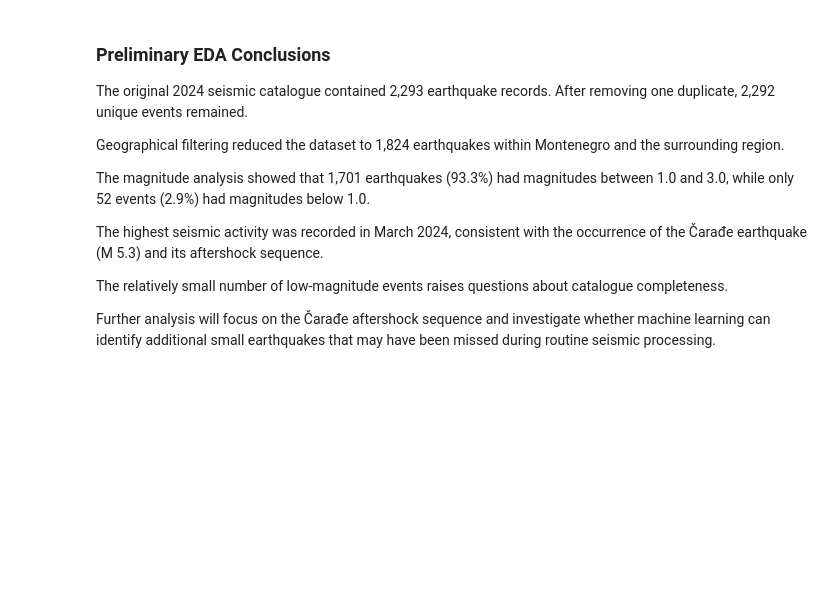
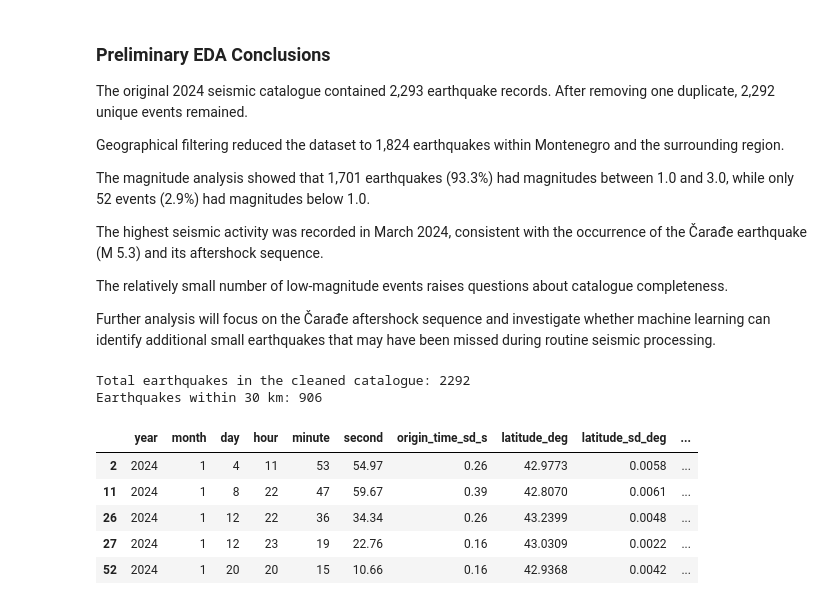
Before and after one commit to milena-seismo/DSB_capstone, a Jupyter notebook: DSB_Capstone_Milena.ipynb, the cells around one changed output. Drawn from its saved outputs; the diff is of its cells as text; code cells hidden in the pictures; blank space fills up the shorter version.

```diff
--- a/DSB_Capstone_Milena.ipynb
+++ b/DSB_Capstone_Milena.ipynb
@@ -490,3 +490,58 @@ The highest seismic activity was recorded in March 2024, consistent with the occ
 The relatively small number of low-magnitude events raises questions about catalogue completeness.
 
 Further analysis will focus on the Čarađe aftershock sequence and investigate whether machine learning can identify additional small earthquakes that may have been missed during routine seismic processing.
+# %%
+
+import numpy as np
+
+# Mainshock epicenter coordinates - Caradje earthquake
+lat0 = 42.974
+lon0 = 18.661
+
+# Study area radius in kilometers
+radius_km = 30
+
+# Create a copy of the cleaned earthquake catalogue
+caradje = kat.copy()
+
+# Convert earthquake coordinates to radians
+lat = np.radians(caradje["latitude_deg"])
+lon = np.radians(caradje["longitude_deg"])
+
+# Convert mainshock coordinates to radians
+lat_center = np.radians(lat0)
+lon_center = np.radians(lon0)
+
+# Calculate coordinate differences
+dlat = lat - lat_center
+dlon = lon - lon_center
+
+# Calculate epicentral distances using the Haversine formula
+a = (
+    np.sin(dlat / 2)**2
+    + np.cos(lat_center) * np.cos(lat)
+    * np.sin(dlon / 2)**2
+)
+
+distance = 2 * 6371 * np.arcsin(np.sqrt(a))
+
+# Add epicentral distance to the catalogue
+caradje["distance_km"] = distance
+
+# Select earthquakes within 30 km of the mainshock
+caradje = caradje[caradje["distance_km"] <= radius_km].copy()
+
+# Display the results
+print("Total earthquakes in the cleaned catalogue:", len(kat))
+print("Earthquakes within 30 km:", len(caradje))
+
+display(caradje.head())
+# %% [output]
+Total earthquakes in the cleaned catalogue: 2292
+Earthquakes within 30 km: 906
+|  | year | month | day | hour | minute | second | origin_time_sd_s | latitude_deg | latitude_sd_deg | ... |
+| 2 | 2024 | 1 | 4 | 11 | 53 | 54.97 | 0.26 | 42.9773 | 0.0058 | ... |
+| 11 | 2024 | 1 | 8 | 22 | 47 | 59.67 | 0.39 | 42.8070 | 0.0061 | ... |
+| 26 | 2024 | 1 | 12 | 22 | 36 | 34.34 | 0.26 | 43.2399 | 0.0048 | ... |
+| 27 | 2024 | 1 | 12 | 23 | 19 | 22.76 | 0.16 | 43.0309 | 0.0022 | ... |
+| 52 | 2024 | 1 | 20 | 20 | 15 | 10.66 | 0.16 | 42.9368 | 0.0042 | ... |
```
Also changed, not shown: parts of 2 cells of this notebook.
